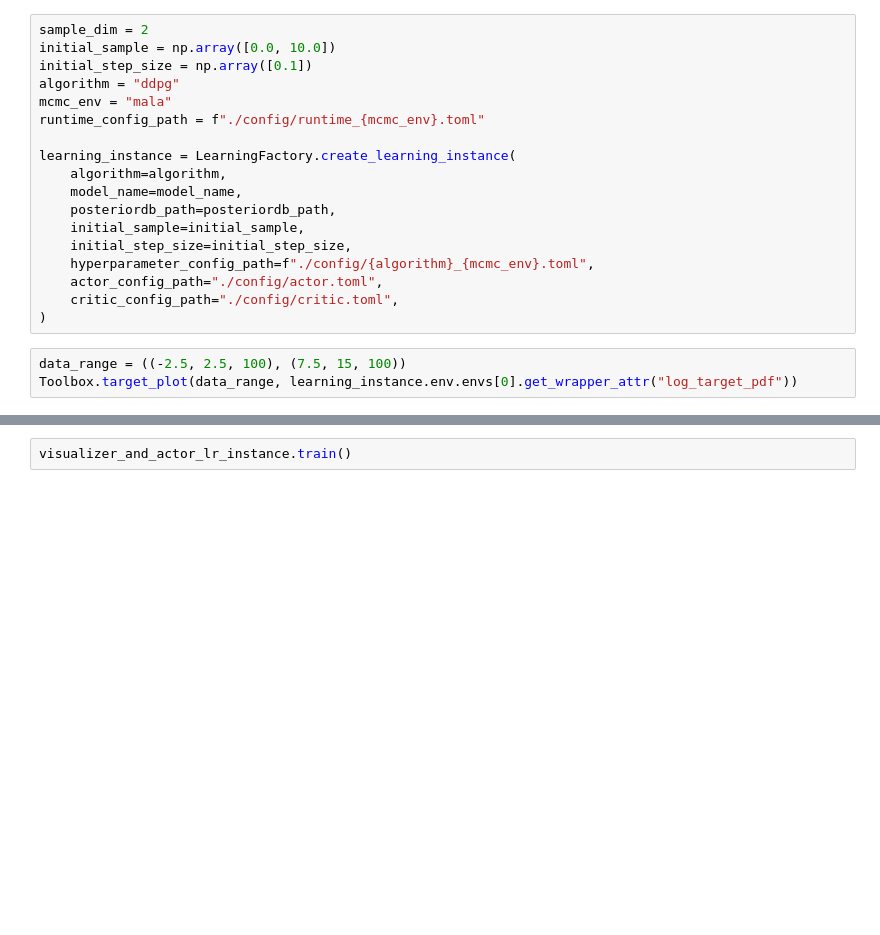
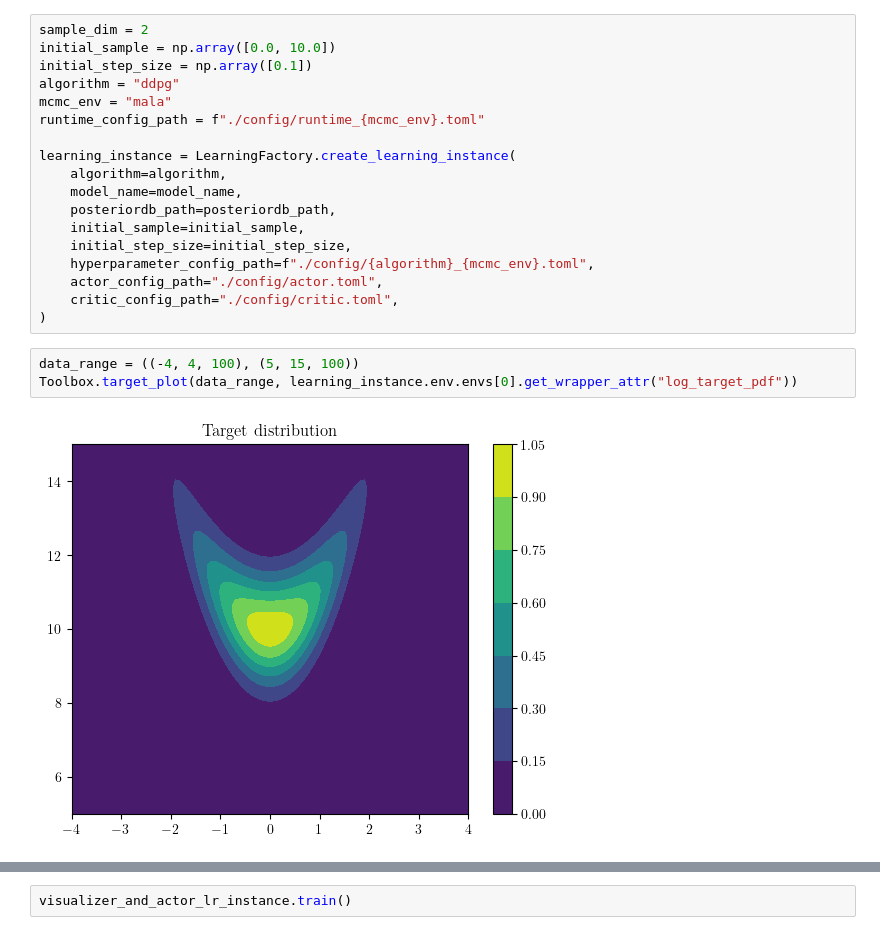
Before and after one commit to congyewang/Harnessing-the-Power-of-Reinforcement-Learning-for-Adaptive-MCMC, a Jupyter notebook: experiments/banana/banana_flex_mala.ipynb, the cells around one changed output, grey strips where cells are left out. Drawn from its saved outputs; the diff is of its cells as text; blank space fills up the shorter version.

```diff
--- a/experiments/banana/banana_flex_mala.ipynb
+++ b/experiments/banana/banana_flex_mala.ipynb
@@ -34,6 +34,8 @@ learning_instance = LearningFactory.create_learning_instance(
     critic_config_path="./config/critic.toml",
 )
 # %%
-data_range = ((-2.5, 2.5, 100), (7.5, 15, 100))
+data_range = ((-4, 4, 100), (5, 15, 100))
 Toolbox.target_plot(data_range, learning_instance.env.envs[0].get_wrapper_attr("log_target_pdf"))
+# %% [output]
+[figure, added]
 # %%
```
Also changed, not shown: parts of 14 cells of this notebook, 19 other files.
